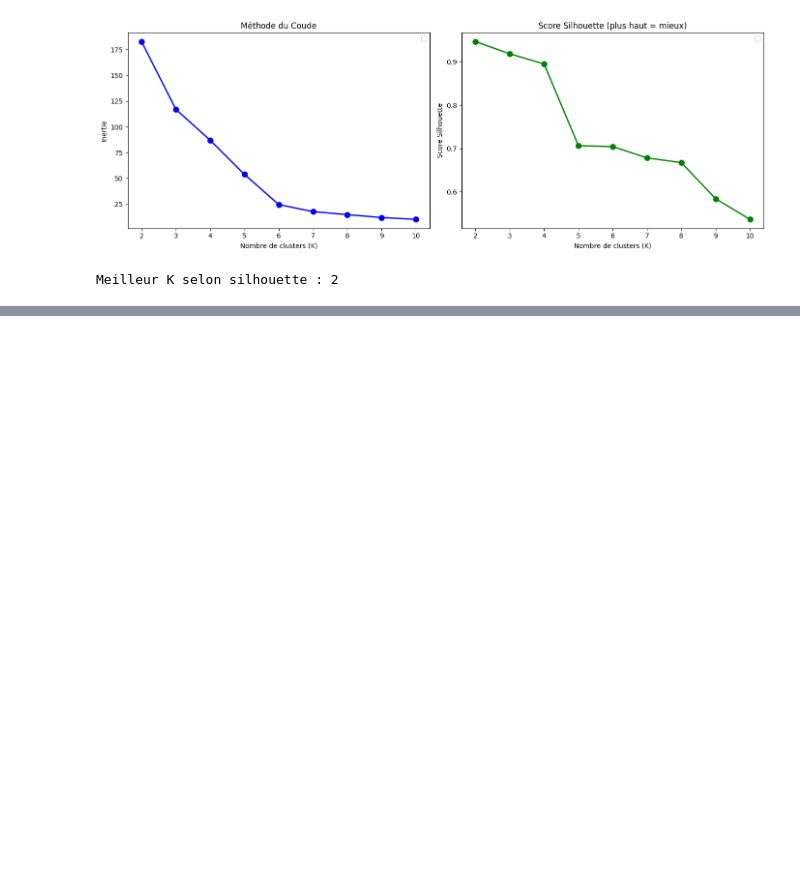
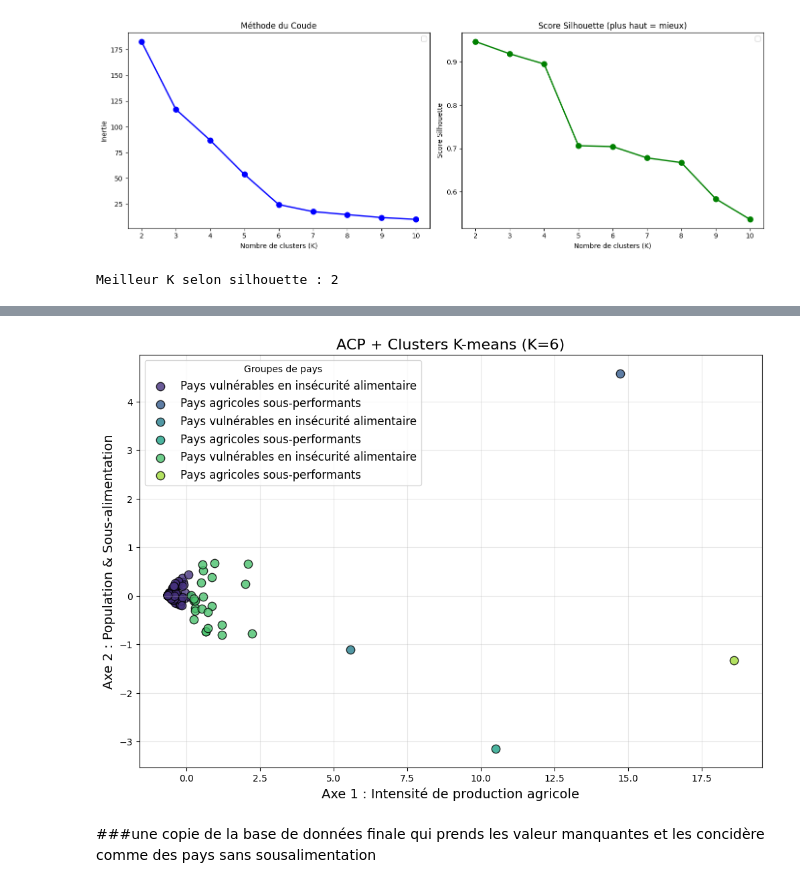
Before and after one commit to SIMPLON-DIST-Data-Analyst-211541/Hanna_Bief_FAO, a Jupyter notebook: FAO/ML_sousalimentation.ipynb, the cells around one changed output, grey strips where cells are left out. Saved outputs shown, nothing was run; the diff lists cells and outputs as text; code cells hidden in the pictures; blank space fills up the shorter version.

```diff
--- a/FAO/ML_sousalimentation.ipynb
+++ b/FAO/ML_sousalimentation.ipynb
@@ -282,3 +359,28 @@ Cluster 3 :
+# %%
+plt.figure(figsize=(12,8))
+palette = sns.color_palette("viridis", 6)
+
+for c in range(6):
+    plt.scatter(
+        composantes[df_final["cluster"] == c, 0],
+        composantes[df_final["cluster"] == c, 1],
+        s=80,
+        color=palette[c],
+        label=noms_clusters[c],
+        alpha=0.8,
+        edgecolor="black"
+    )
+
+plt.xlabel("Axe 1 : Intensité de production agricole", fontsize=14)
+plt.ylabel("Axe 2 : Population & Sous-alimentation", fontsize=14)
+plt.title("ACP + Clusters K-means (K=6)", fontsize=16)
+plt.legend(title="Groupes de pays", fontsize=12)
+plt.grid(alpha=0.3)
+plt.show()
+# %% [output]
+[figure, added]
+# %% [markdown]
+###une copie de la base de données finale qui prends les valeur manquantes et les concidère comme des pays sans sousalimentation
 # %%
 df_kmeans
 # %% [output]
```
Also changed, not shown: parts of 23 cells of this notebook, 2 other files.
